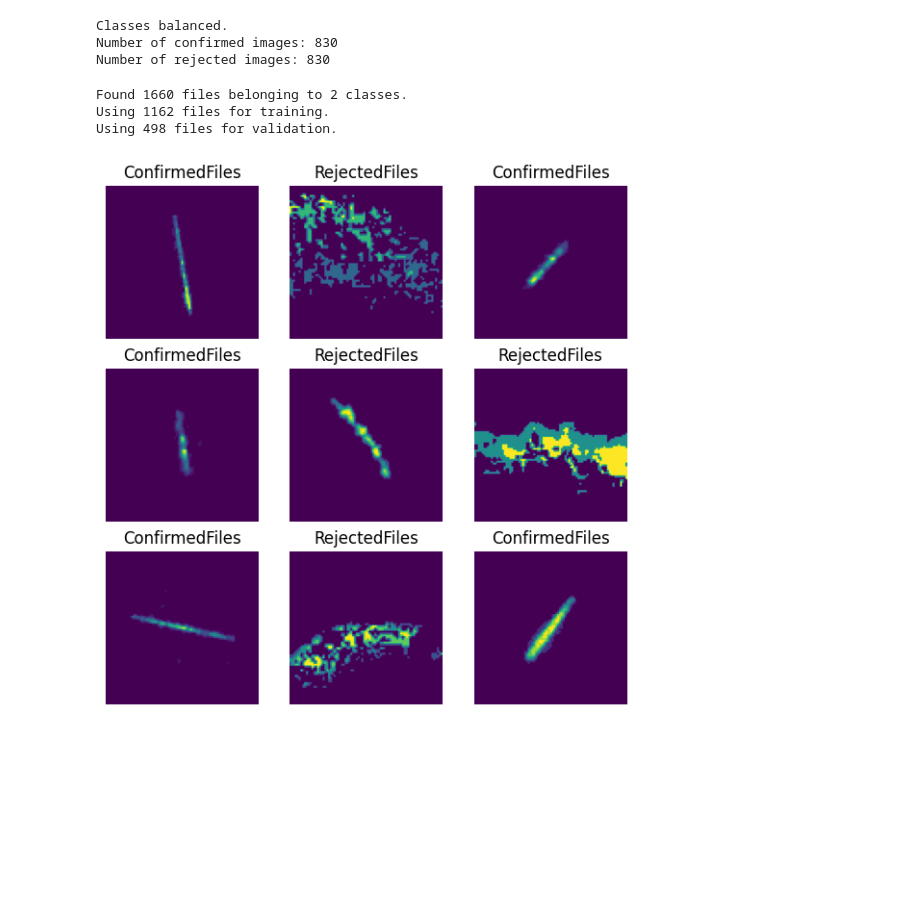
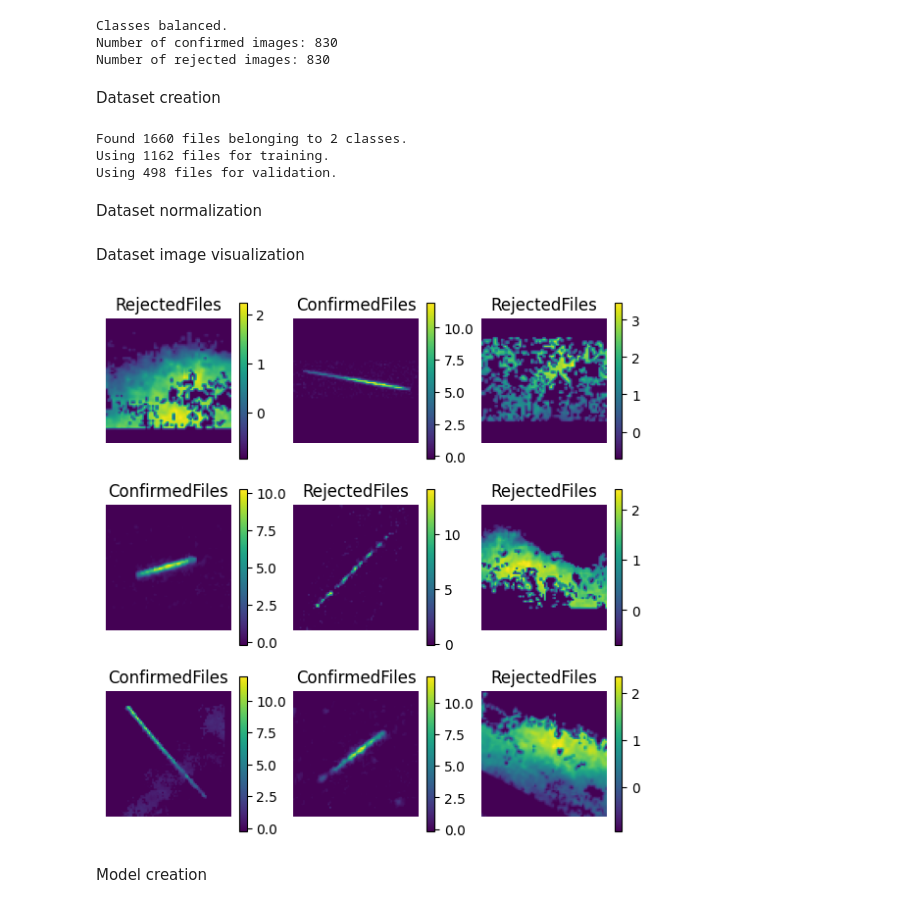
Before and after one commit to 9helix/GMNmeteorNet, a Jupyter notebook: data augmentation.ipynb, the cells around one changed output. Saved outputs shown, nothing was run; the diff lists cells and outputs as text; code cells hidden in the pictures; blank space fills up the shorter version.

Commit message:
Reformatted notebook and added model analysis

```diff
--- a/data augmentation.ipynb
+++ b/data augmentation.ipynb
@@ -69,7 +70,8 @@ for subfolder in os.listdir(dirs[1]):
     if not os.path.exists(os.path.join(dirs[1], subfolder, "images")):
         continue
     imgs = os.path.join(dirs[1], subfolder, "images")
-    rejected_images += [os.path.join(imgs, filename) for filename in os.listdir(imgs)]
+    rejected_images += [os.path.join(imgs, filename)
+                        for filename in os.listdir(imgs)]
     rejected_num += len(os.listdir(imgs))
 print("Number of rejected images:", rejected_num)
 # %% [output]
@@ -93,19 +97,20 @@ while rejected_num < confirmed_num:
 
     img_array = data_augmentation(img_array)
 
-
     augmented_img = Image.fromarray(np.squeeze(img_array).astype(np.uint8))
     os.makedirs(os.path.join(dirs[1], "synthesized", "images"), exist_ok=True)
     # Save the image
     base_filename = os.path.basename(random_image_path)[:-4] + "_augmented"
-    full_path = os.path.join(dirs[1], "synthesized", "images", base_filename + ".png")
+    full_path = os.path.join(
+        dirs[1], "synthesized", "images", base_filename + ".png")
     i = 1
 
     # Loop until we find a filename that does not already exist
     while os.path.exists(full_path):
         # If a file with the same name already exists, append the counter to the filename
         full_path = os.path.join(
-            dirs[1], "synthesized", "images", base_filename + "_" + str(i) + ".png"
+            dirs[1], "synthesized", "images", base_filename +
+            "_" + str(i) + ".png"
         )
         # Increment the counter
         i += 1
@@ -118,8 +123,10 @@ print("Number of rejected images:", rejected_num)
 Classes balanced.
 Number of confirmed images: 830
 Number of rejected images: 830
+# %% [markdown]
+Dataset creation
 # %%
-IMG_SIZE = 83
+IMG_SIZE = int(np.median(dimensions))  # seems about right
 BATCH_SIZE = 32
 train_ds, val_ds = tf.keras.utils.image_dataset_from_directory(
     dataset,
@@ -132,17 +139,26 @@ train_ds, val_ds = tf.keras.utils.image_dataset_from_directory(
     image_size=(IMG_SIZE, IMG_SIZE),
 )
 class_names = train_ds.class_names
-
+# label 0 - confirmed, label 1 - rejected
 AUTOTUNE = tf.data.AUTOTUNE
 # %% [output]
 Found 1660 files belonging to 2 classes.
 Using 1162 files for training.
 Using 498 files for validation.
+# %% [markdown]
+Dataset normalization
 # %%
 def standardize_image(image, label):
+    """
+        Linearly scales each image in image to have mean 0 and variance 1.
+    """
+    image = rescale(image)
     image = tf.image.per_image_standardization(image)
+    #
     return image, label
 
+
+rescale = layers.Rescaling(1.0 / 255)
 # standardize each image to have mean 0 and variance 1
 train_ds = train_ds.map(standardize_image, num_parallel_calls=AUTOTUNE)
 val_ds = val_ds.map(standardize_image, num_parallel_calls=AUTOTUNE)
@@ -150,18 +166,28 @@ val_ds = val_ds.map(standardize_image, num_parallel_calls=AUTOTUNE)
 # buffered prefetching
 train_ds = train_ds.cache().shuffle(1000).prefetch(buffer_size=AUTOTUNE)
 val_ds = val_ds.cache().prefetch(buffer_size=AUTOTUNE)
+# %% [markdown]
+Dataset image visualization
 # %%
-# visualization
 plt.figure(figsize=(7, 7))
 for images, labels in train_ds.take(1):
     for i in range(9):
         ax = plt.subplot(3, 3, i + 1)
-        img = images[i].numpy().astype("uint8")
+        img = images[i].numpy().astype("float32")
+        # print(img.min(), img.max())
+
+        # img = tf.image.per_image_standardization(img)
+        # print(img.numpy().min(),img.numpy().max())
+
         plt.imshow(img)
+        # print("Label:", labels[i])
         plt.title(class_names[int(labels[i])])
         plt.axis("off")
+        plt.colorbar()
 # %% [output]
-[figure, old version]
+[figure, new version]
+# %% [markdown]
+Model creation
 # %%
 # model from https://github.com/fiachraf/meteorml/blob/main/keras/training_scripts/CNN_script_20220325_1.py#L133
 
```
Also changed, not shown: parts of 16 cells of this notebook, 4 other files.
